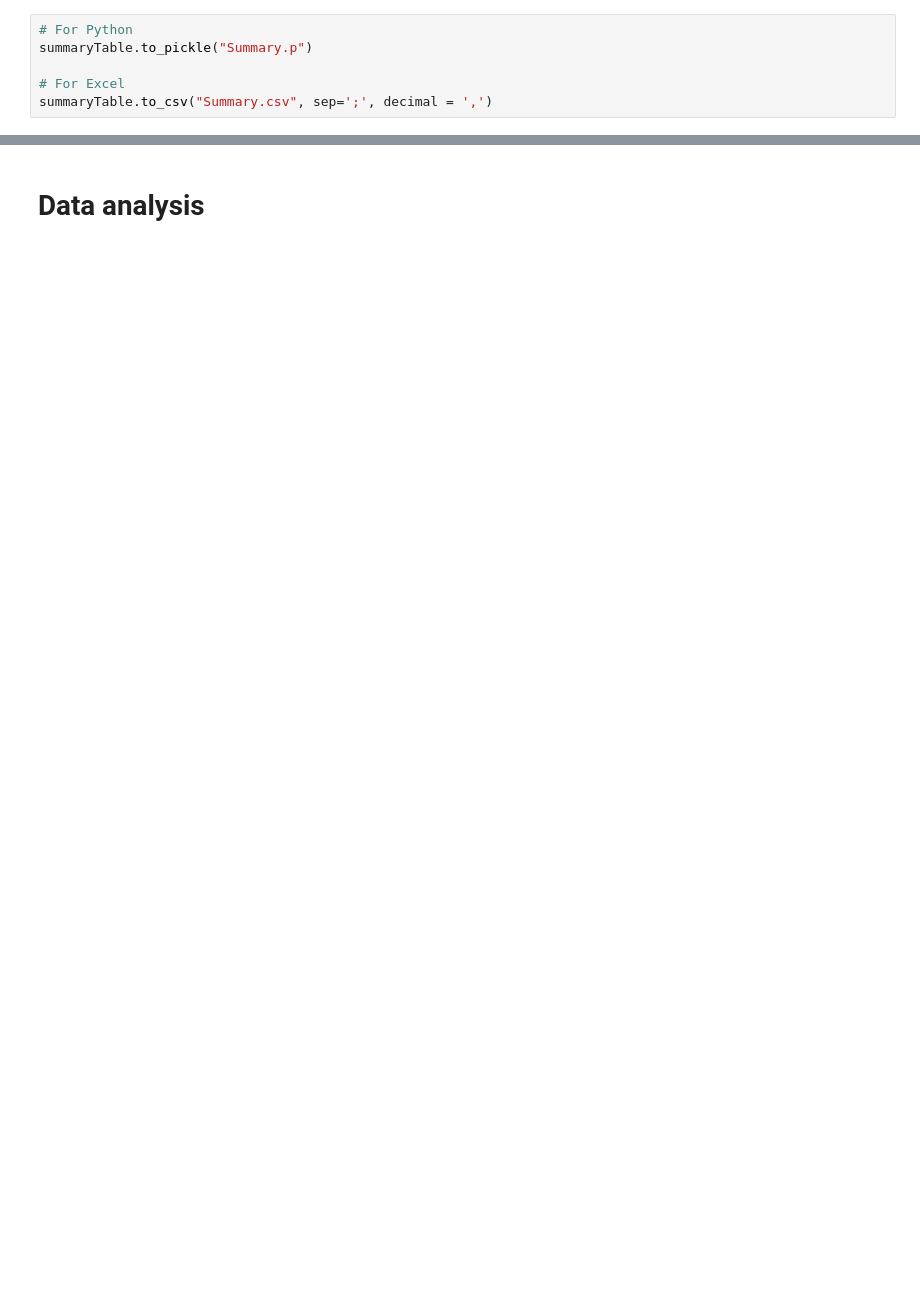
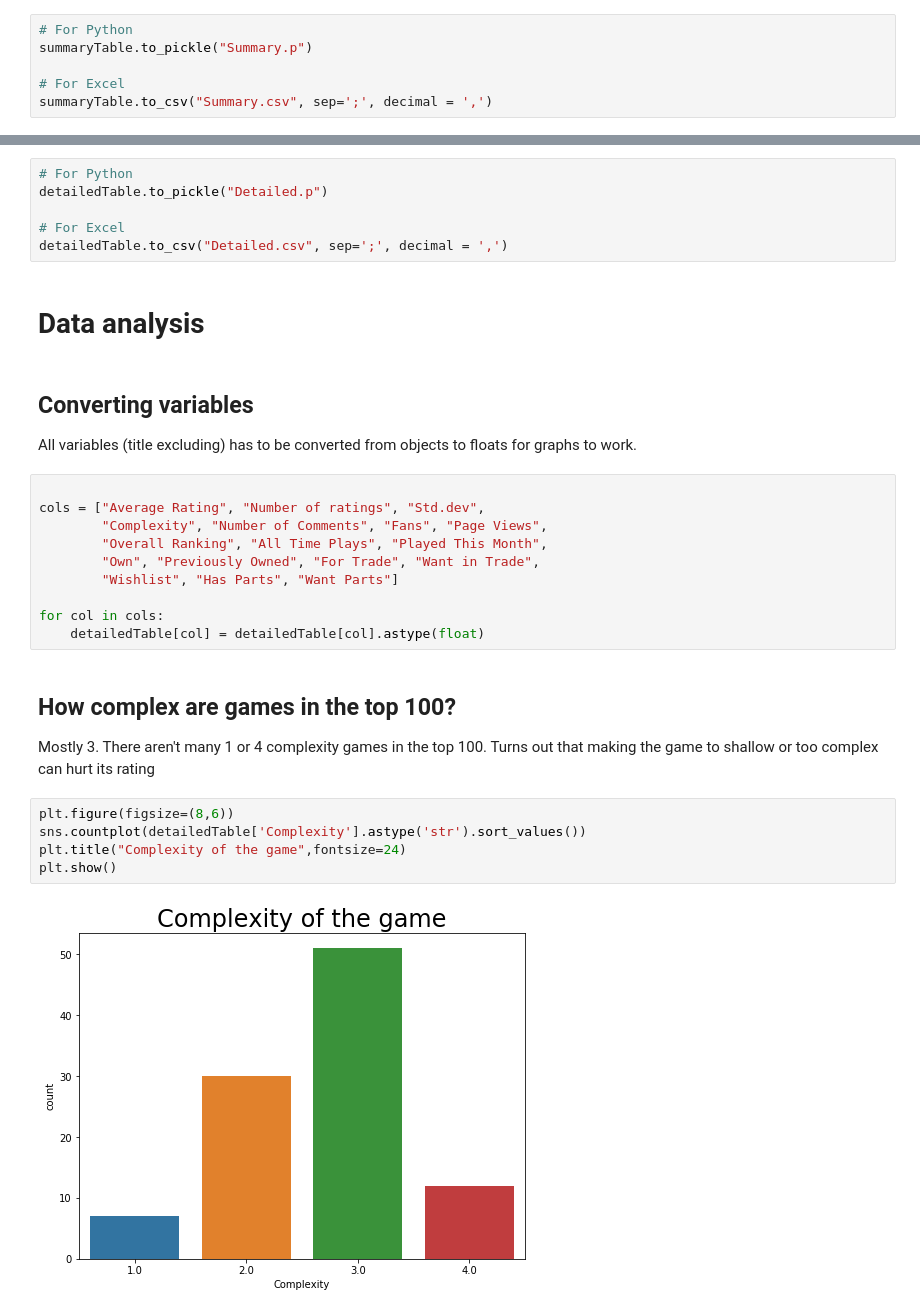
Before and after one commit to Szmariu/animated-winter, a Jupyter notebook: code.ipynb, the cells around one changed output, grey strips where cells are left out. Drawn from its saved outputs; the diff is of its cells as text; blank space fills up the shorter version.

Commit message:
Added data analysis and more comments

```diff
--- a/code.ipynb
+++ b/code.ipynb
@@ -180,2 +200,31 @@ detailedTable.to_pickle("Detailed.p")
+# %%
+# For Python
+detailedTable.to_pickle("Detailed.p")
+
+# For Excel
+detailedTable.to_csv("Detailed.csv", sep=';', decimal = ',')
 # %% [markdown]
 # Data analysis
+# %% [markdown]
+## Converting variables
+All variables (title excluding) has to be converted from objects to floats for graphs to work.
+# %%
+
+cols = ["Average Rating", "Number of ratings", "Std.dev",
+        "Complexity", "Number of Comments", "Fans", "Page Views",
+        "Overall Ranking", "All Time Plays", "Played This Month",
+        "Own", "Previously Owned", "For Trade", "Want in Trade",
+        "Wishlist", "Has Parts", "Want Parts"]
+
+for col in cols:
+    detailedTable[col] = detailedTable[col].astype(float)
+# %% [markdown]
+## How complex are games in the top 100?
+Mostly 3. There aren't many 1 or 4 complexity games in the top 100. Turns out that making the game to shallow or too complex can hurt its rating
+# %%
+plt.figure(figsize=(8,6))
+sns.countplot(detailedTable['Complexity'].astype('str').sort_values())
+plt.title("Complexity of the game",fontsize=24)
+plt.show()
+# %% [output]
+[figure, added]
```
Also changed, not shown: parts of 30 cells of this notebook, 2 other files.
